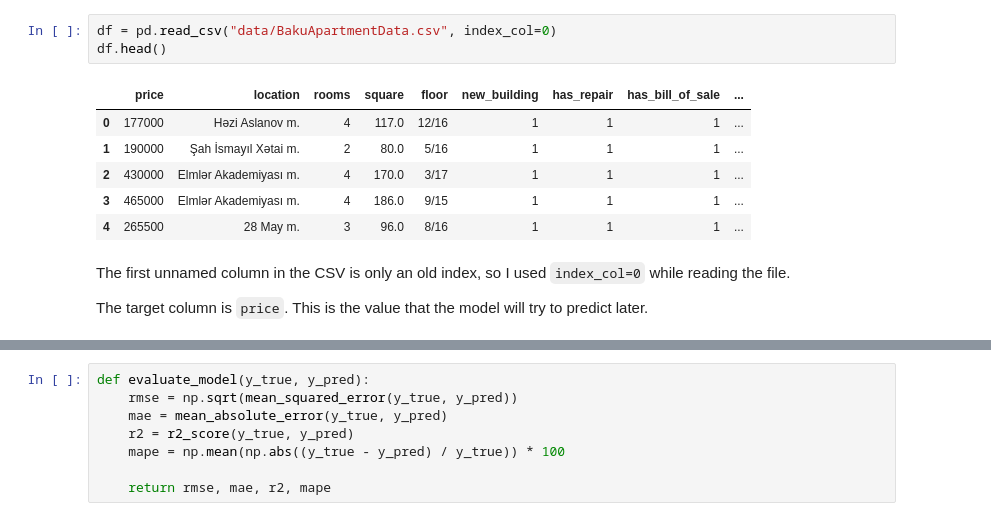
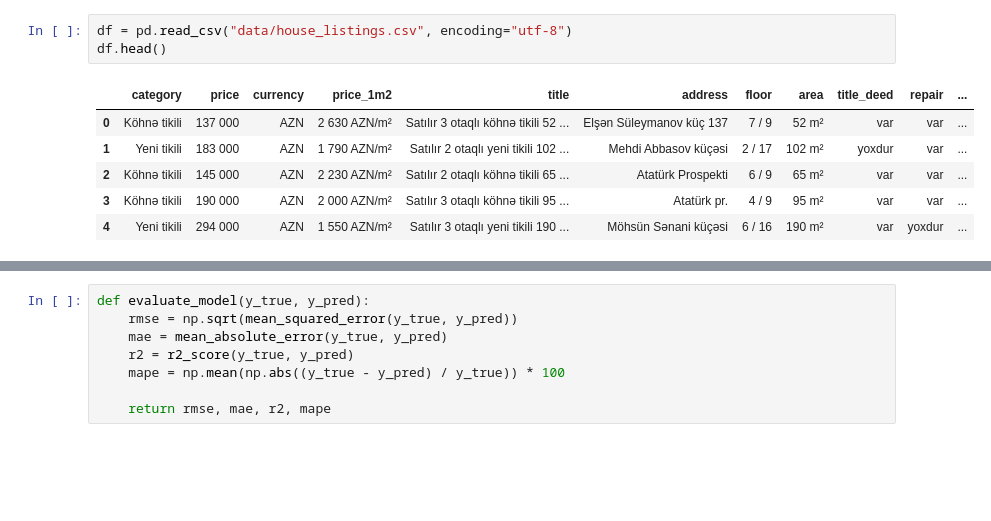
Before and after one commit to akshin777mansurov/house-price-prediction, a Jupyter notebook: House_Price_Prediction.ipynb, the cells around one changed output, grey strips where cells are left out. Saved outputs shown, nothing was run; the diff lists cells and outputs as text; blank space fills up the shorter version.

```diff
--- a/House_Price_Prediction.ipynb
+++ b/House_Price_Prediction.ipynb
@@ -28,14 +31,10 @@ The file is loaded with pandas from a local CSV file.
 # %%
-df = pd.read_csv("data/BakuApartmentData.csv", index_col=0)
+df = pd.read_csv("data/house_listings.csv", encoding="utf-8")
 df.head()
 # %% [output]
-|  | price | location | rooms | square | floor | new_building | has_repair | has_bill_of_sale | ... |
-| 0 | 177000 | Həzi Aslanov m. | 4 | 117.0 | 12/16 | 1 | 1 | 1 | ... |
-| 1 | 190000 | Şah İsmayıl Xətai m. | 2 | 80.0 | 5/16 | 1 | 1 | 1 | ... |
-| 2 | 430000 | Elmlər Akademiyası m. | 4 | 170.0 | 3/17 | 1 | 1 | 1 | ... |
-| 3 | 465000 | Elmlər Akademiyası m. | 4 | 186.0 | 9/15 | 1 | 1 | 1 | ... |
-| 4 | 265500 | 28 May m. | 3 | 96.0 | 8/16 | 1 | 1 | 1 | ... |
+|  | category | price | currency | price_1m2 | title | address | floor | area | title_deed | repair | ... |
+| 0 | Köhnə tikili | 137 000 | AZN | 2 630 AZN/m² | Satılır 3 otaqlı köhnə tikili 52 ... | Elşən Süleymanov küç 137 | 7 / 9 | 52 m² | var | var | ... |
+| 1 | Yeni tikili | 183 000 | AZN | 1 790 AZN/m² | Satılır 2 otaqlı yeni tikili 102 ... | Mehdi Abbasov küçəsi | 2 / 17 | 102 m² | yoxdur | var | ... |
+| 2 | Köhnə tikili | 145 000 | AZN | 2 230 AZN/m² | Satılır 2 otaqlı köhnə tikili 65 ... | Atatürk Prospekti | 6 / 9 | 65 m² | var | var | ... |
+| 3 | Köhnə tikili | 190 000 | AZN | 2 000 AZN/m² | Satılır 3 otaqlı köhnə tikili 95 ... | Atatürk pr. | 4 / 9 | 95 m² | var | var | ... |
+| 4 | Yeni tikili | 294 000 | AZN | 1 550 AZN/m² | Satılır 3 otaqlı yeni tikili 190 ... | Möhsün Sənani küçəsi | 6 / 16 | 190 m² | var | yoxdur | ... |
-# %% [markdown]
-The first unnamed column in the CSV is only an old index, so I used `index_col=0` while reading the file.
-
-The target column is `price`. This is the value that the model will try to predict later.
```
Also changed, not shown: parts of 136 cells of this notebook, 2 other files.
